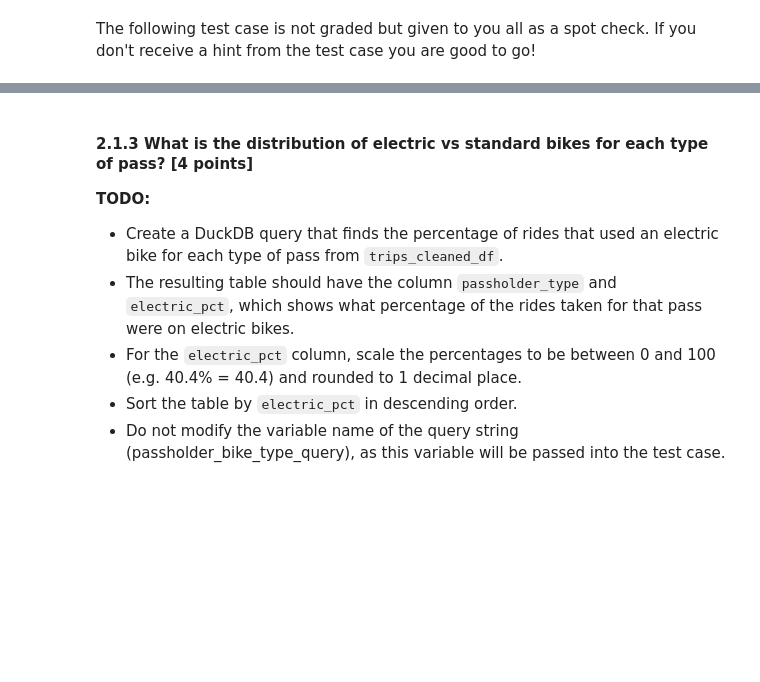
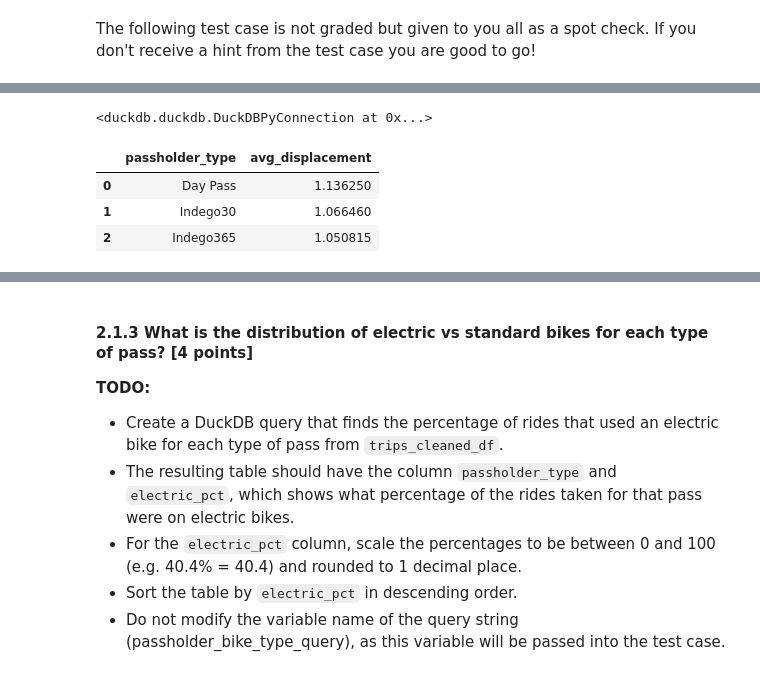
Before and after one commit to YanfuOu/CIS545, a Jupyter notebook: Yanfu_HW2_FA2024.ipynb, the cells around one changed output, grey strips where cells are left out. Drawn from its saved outputs; the diff is of its cells as text; code cells hidden in the pictures; blank space fills up the shorter version.

```diff
--- a/Yanfu_HW2_FA2024.ipynb
+++ b/Yanfu_HW2_FA2024.ipynb
@@ -860,13 +912,25 @@ except:
   pass
 
 # TODO: Use the calculate_distance function to create a Duck DB function with the correct parameters
+duckdb.create_function("distance",calculate_distance, [float, float, float, float], float )
+# %% [output]
+<duckdb.duckdb.DuckDBPyConnection at 0x...>
 # %%
 # TODO: Use Duck DB to find the average displacement for non-roundtrip rides for each passholder type.
 distance_query = """
-
+SELECT passholder_type, AVG(distance(start_lat, start_lon, end_lat, end_lon)) AS avg_displacement
+FROM trips_cleaned_df
+WHERE trip_route_category != 'Round Trip'
+GROUP BY passholder_type
+ORDER BY avg_displacement DESC
 """
 passholder_distance = duckdb.sql(distance_query).df()
 passholder_distance
+# %% [output]
+|  | passholder_type | avg_displacement |
+| 0 | Day Pass | 1.136250 |
+| 1 | Indego30 | 1.066460 |
+| 2 | Indego365 | 1.050815 |
 # %%
 # 5 points
 grader.grade(test_case_id = 'test_passholder_distance', answer = passholder_distance)
```
Also changed, not shown: parts of 19 cells of this notebook.
